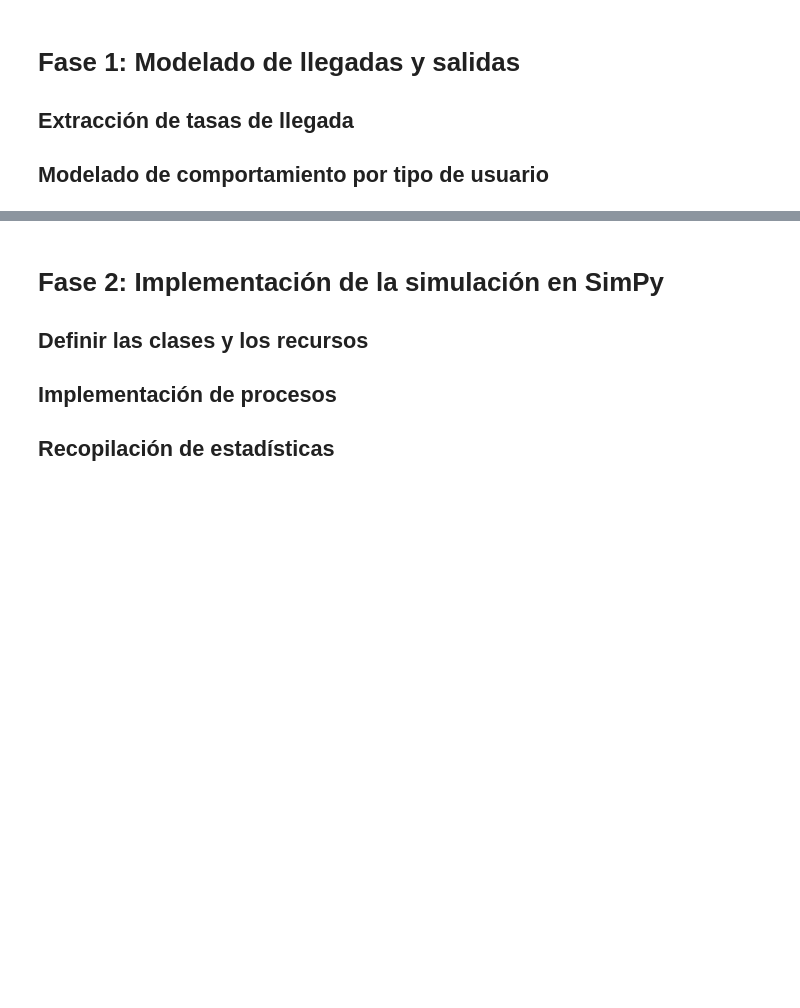
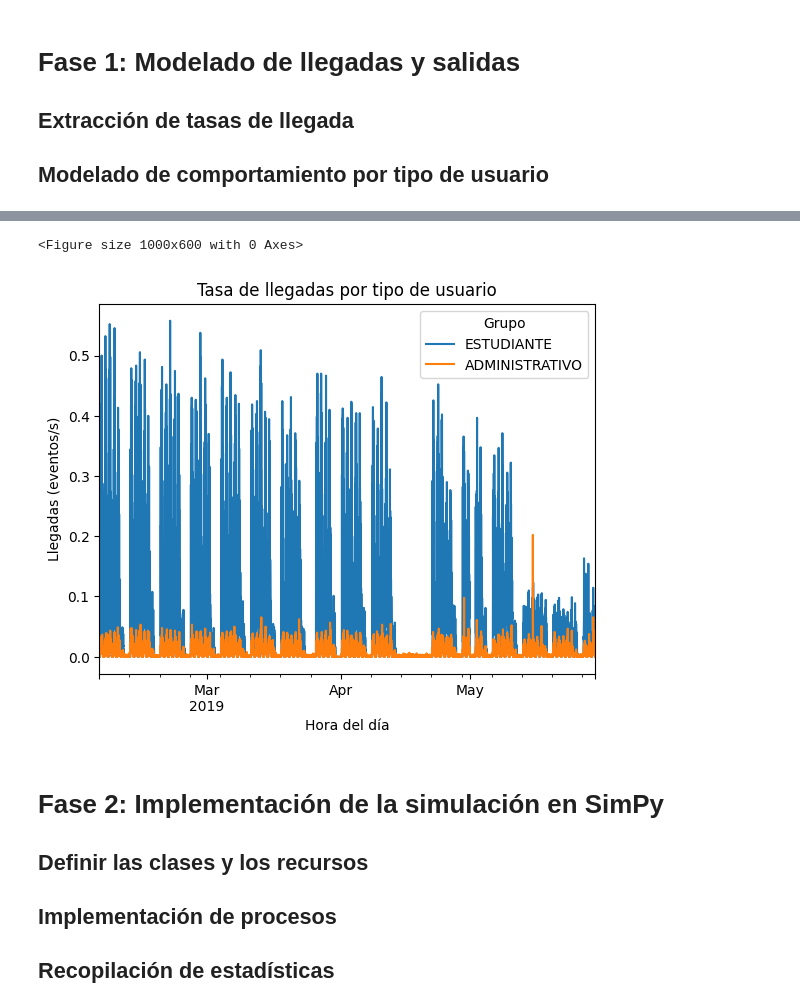
Before and after one commit to j4vierb/mos-labs, a Jupyter notebook: labs/lab7/entrega.ipynb, the cells around one changed output, grey strips where cells are left out. Cells and saved outputs as stored; diff of their text form; code cells hidden in the pictures; blank space fills up the shorter version.

```diff
--- a/labs/lab7/entrega.ipynb
+++ b/labs/lab7/entrega.ipynb
@@ -28,3 +105,34 @@ np.seterr(divide='ignore')
+# %%
+
+
+intervalos = lambda_arr.index
+
+tasas_por_grupo = {}
+for grupo in ['ESTUDIANTE', 'ADMINISTRATIVO']:
+    serie = (
+        df[(df['ROL_modelo']==grupo) & df['is_arrival']]
+          .resample('15T')
+          .size()
+          .div(900)
+          .reindex(intervalos, fill_value=0)
+          .rename(grupo)
+    )
+    tasas_por_grupo[grupo] = serie
+
+import pandas as pd
+import matplotlib.pyplot as plt
+
+df_tasas = pd.concat(tasas_por_grupo, axis=1)
+plt.figure(figsize=(10,6))
+df_tasas.plot()
+plt.xlabel('Hora del día')
+plt.ylabel('Llegadas (eventos/s)')
+plt.title('Tasa de llegadas por tipo de usuario')
+plt.legend(title='Grupo')
+plt.show()
+# %% [output]
+<Figure size 1000x600 with 0 Axes>
+[figure, added]
 # %% [markdown]
 # Fase 2: Implementación de la simulación en SimPy
 ## Definir las clases y los recursos
```
Also changed, not shown: parts of 18 cells of this notebook.
